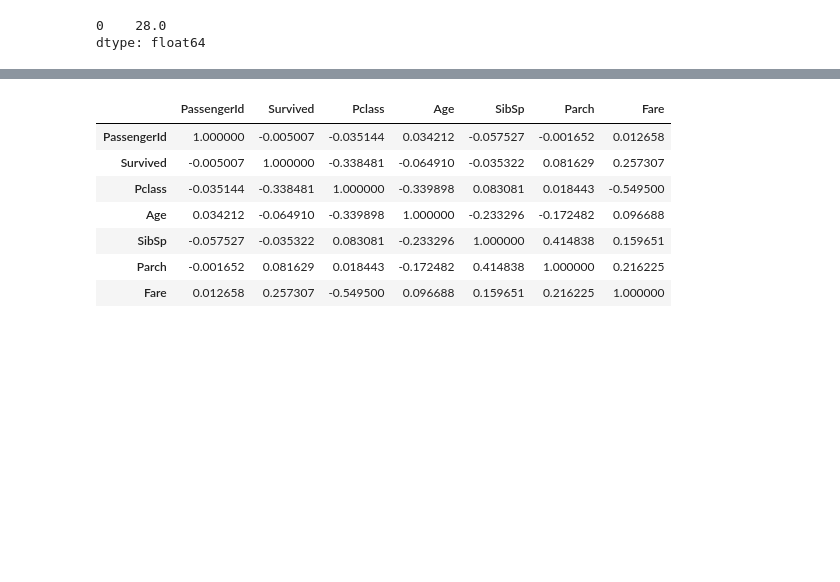
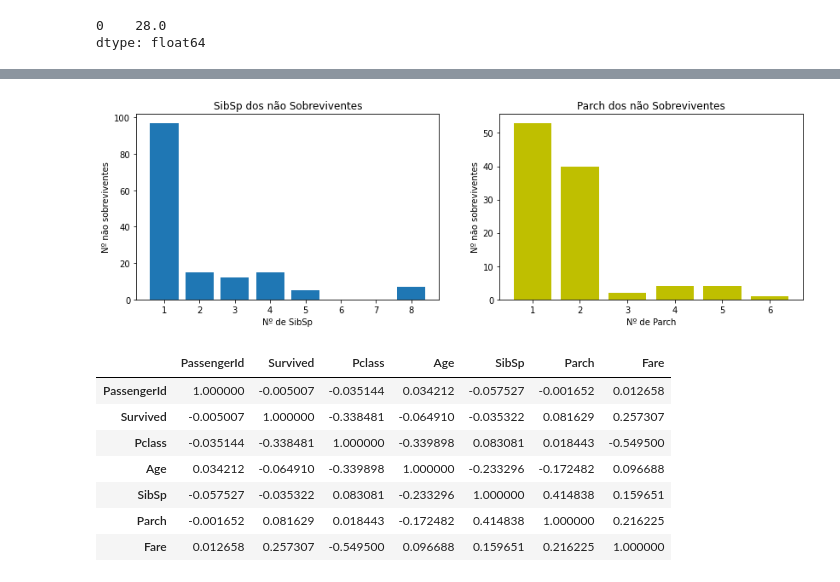
Before and after one commit to douglasfdantas/Python, a Jupyter notebook: Titanic/TitanicSurvivors.ipynb, the cells around one changed output, grey strips where cells are left out. Saved outputs shown, nothing was run; the diff lists cells and outputs as text; code cells hidden in the pictures; blank space fills up the shorter version.

```diff
--- a/Titanic/TitanicSurvivors.ipynb
+++ b/Titanic/TitanicSurvivors.ipynb
@@ -291,3 +305,25 @@ plt.show()
+# %%
+# Número de não sobreviventes que deixaram SibSp e Parch
+fig1 = plt.figure(figsize=(14,4))
+
+df2=df[df['Survived'] == 0]
+
+ax1 = fig1.add_subplot (1,2,1)
+ax1.bar(df2.query('SibSp >= 1').SibSp.value_counts().index, df2.query('SibSp >= 1').SibSp.value_counts().values)
+ax1.set_title ('SibSp dos não Sobreviventes')
+ax1.set_xlabel ('Nº de SibSp')
+ax1.set_ylabel ('Nº não sobreviventes')
+
+ax2 = fig1.add_subplot (1,2,2)
+ax2.bar(df2.query('Parch >= 1').Parch.value_counts().index, df2.query('Parch >= 1').Parch.value_counts().values, color='y')
+ax2.set_title ('Parch dos não Sobreviventes')
+ax2.set_xlabel ('Nº de Parch')
+ax2.set_ylabel ('Nº não sobreviventes')
+
+
+plt.show()
+# %% [output]
+[figure, added]
 # %%
 # Visualizando a correlação em tabela
 # Coeficiente de correlação:
```
Also changed, not shown: parts of 5 cells of this notebook.
